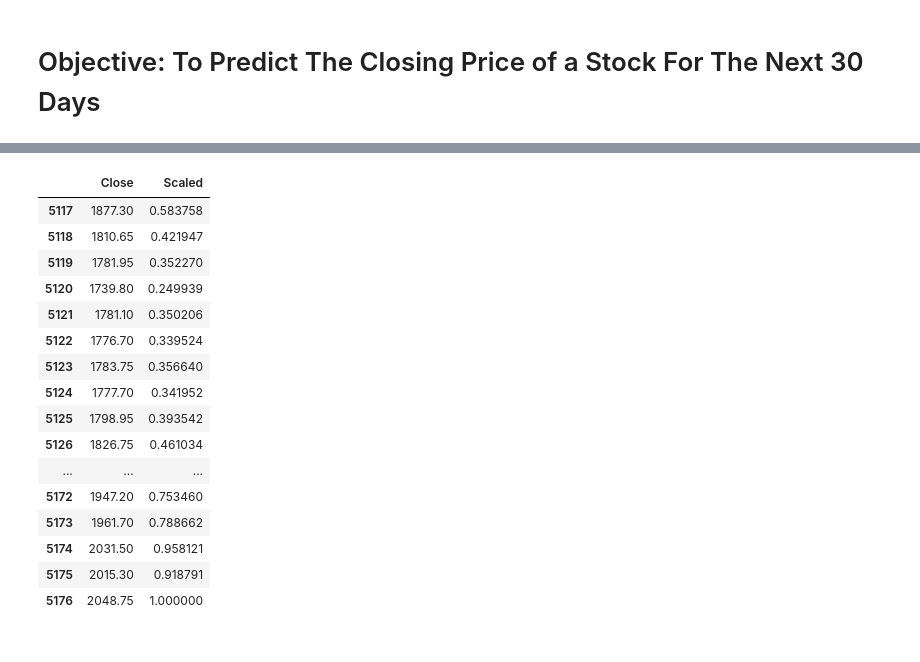
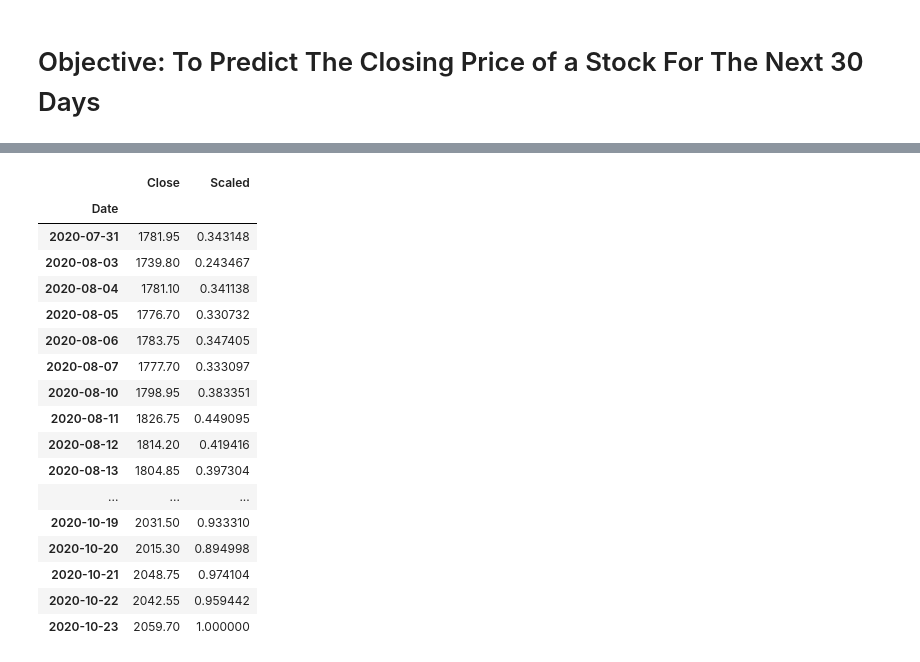
Before and after one commit to jash6/Stock-Market-Pedictor, a Jupyter notebook: stock_market_predictor.ipynb, the cells around one changed output, grey strips where cells are left out. Saved outputs shown, nothing was run; the diff lists cells and outputs as text; code cells hidden in the pictures.

```diff
--- a/stock_market_predictor.ipynb
+++ b/stock_market_predictor.ipynb
@@ -137,28 +150,29 @@ plt.show()
 # %%
 # USING CLOSING PRICE OF PREVIOUS 'WINDOW' DAYS TO PREDICT CLOSING PRICE OF CURRENT DAY
 
 testing=training[-window:]
 testing['Scaled']=scaler.fit_transform(testing)
-#testing.index=pd.to_datetime(dataset['Date'][-30:],format="%d-%m-%Y")
+testing.index=pd.to_datetime(dataset['Date'][-window:])
 testing
 # %% [output]
 |  | Close | Scaled |
-| 5117 | 1877.30 | 0.583758 |
-| 5118 | 1810.65 | 0.421947 |
-| 5119 | 1781.95 | 0.352270 |
-| 5120 | 1739.80 | 0.249939 |
-| 5121 | 1781.10 | 0.350206 |
-| 5122 | 1776.70 | 0.339524 |
-| 5123 | 1783.75 | 0.356640 |
-| 5124 | 1777.70 | 0.341952 |
-| 5125 | 1798.95 | 0.393542 |
-| 5126 | 1826.75 | 0.461034 |
+| Date |  |  |
+| 2020-07-31 | 1781.95 | 0.343148 |
+| 2020-08-03 | 1739.80 | 0.243467 |
+| 2020-08-04 | 1781.10 | 0.341138 |
+| 2020-08-05 | 1776.70 | 0.330732 |
+| 2020-08-06 | 1783.75 | 0.347405 |
+| 2020-08-07 | 1777.70 | 0.333097 |
+| 2020-08-10 | 1798.95 | 0.383351 |
+| 2020-08-11 | 1826.75 | 0.449095 |
+| 2020-08-12 | 1814.20 | 0.419416 |
+| 2020-08-13 | 1804.85 | 0.397304 |
 | ... | ... | ... |
-| 5172 | 1947.20 | 0.753460 |
-| 5173 | 1961.70 | 0.788662 |
-| 5174 | 2031.50 | 0.958121 |
-| 5175 | 2015.30 | 0.918791 |
-| 5176 | 2048.75 | 1.000000 |
+| 2020-10-19 | 2031.50 | 0.933310 |
+| 2020-10-20 | 2015.30 | 0.894998 |
+| 2020-10-21 | 2048.75 | 0.974104 |
+| 2020-10-22 | 2042.55 | 0.959442 |
+| 2020-10-23 | 2059.70 | 1.000000 |
 # %%
 # LOADING THE PRE-TRAINED MODEL FOR USER SELECTED STOCK
 
```
Also changed, not shown: parts of 12 cells of this notebook.
